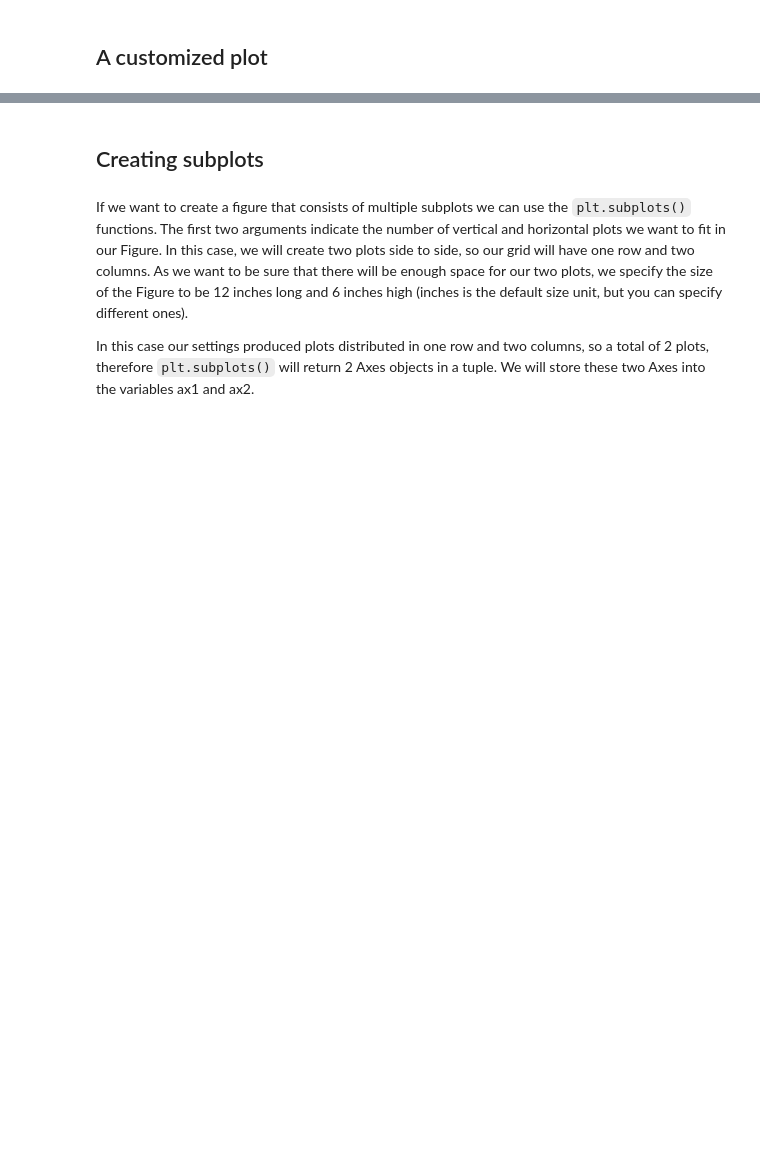
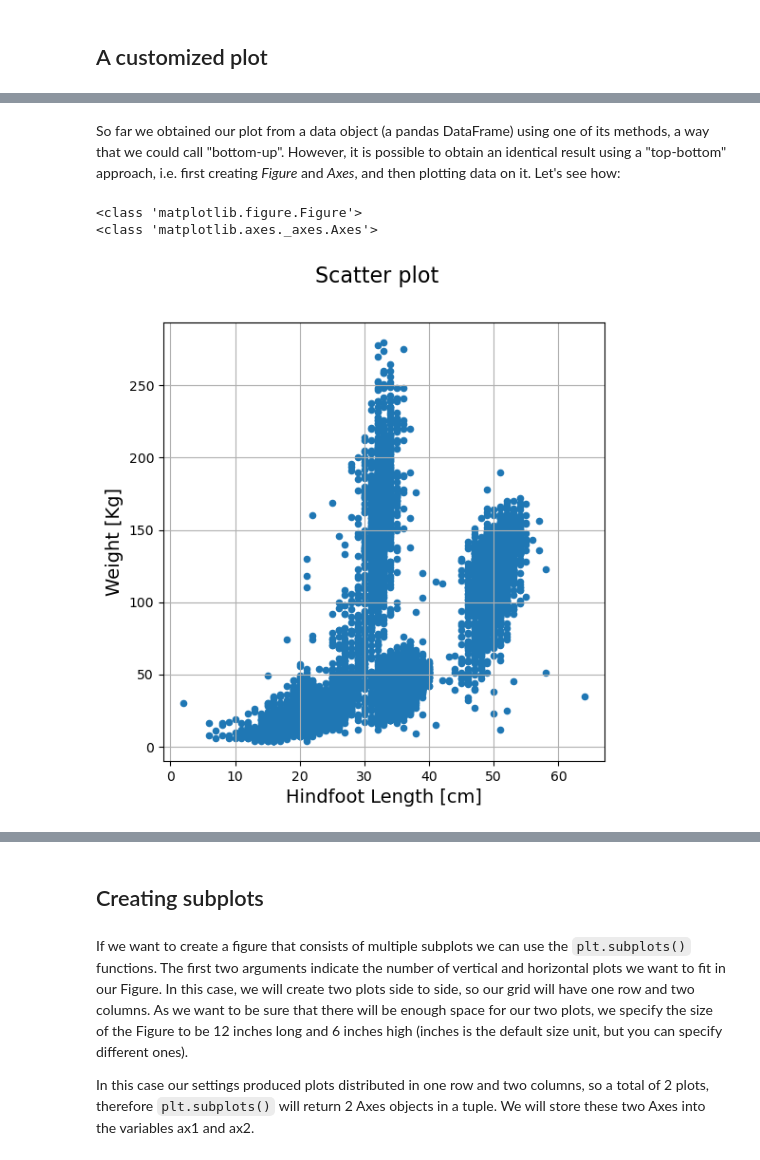
Before and after one commit to UtrechtUniversity/workshop-introduction-to-python, a Jupyter notebook: book/data-science-with-pandas-4.ipynb, the cells around one changed output, grey strips where cells are left out. Drawn from its saved outputs; the diff is of its cells as text; code cells hidden in the pictures; blank space fills up the shorter version.

```diff
--- a/book/data-science-with-pandas-4.ipynb
+++ b/book/data-science-with-pandas-4.ipynb
@@ -83,10 +96,19 @@ To add labels to the axis of a plot, we first create a figure containing 1 Axes
+# %% [markdown]
+So far we obtained our plot from a data object (a pandas DataFrame) using one of its methods, a way that we could call "bottom-up". However, it is possible to obtain an identical result using a "top-bottom" approach, i.e. first creating _Figure_ and _Axes_, and then plotting data on it. Let's see how:
 # %%
-fig, ax = plt.subplots() # prepare a matplotlib figure
-ax.hist(sample_data, bins=30)
+fig, my_ax = plt.subplots(figsize=(6,6)) # prepare a matplotlib figure
 
-# add labels
+surveys.plot(x='hindfoot_length',y='weight',kind='scatter',ax=my_ax)
 
-ax.set_ylabel('density')
-ax.set_xlabel('value')
-fig.suptitle('Histogram', fontsize=15)
+my_ax.set_xlabel(xlabel = 'Hindfoot Length [cm]', fontsize=14)
+my_ax.set_ylabel(ylabel = 'Weight [Kg]', fontsize=14)
+my_ax.grid()
+fig.suptitle('Scatter plot', fontsize=16)
+
+print(type(fig))
+print(type(my_ax))
+# %% [output]
+<class 'matplotlib.figure.Figure'>
+<class 'matplotlib.axes._axes.Axes'>
+[figure, added]
 # %% [markdown]
```
Also changed, not shown: parts of 5 cells of this notebook.
